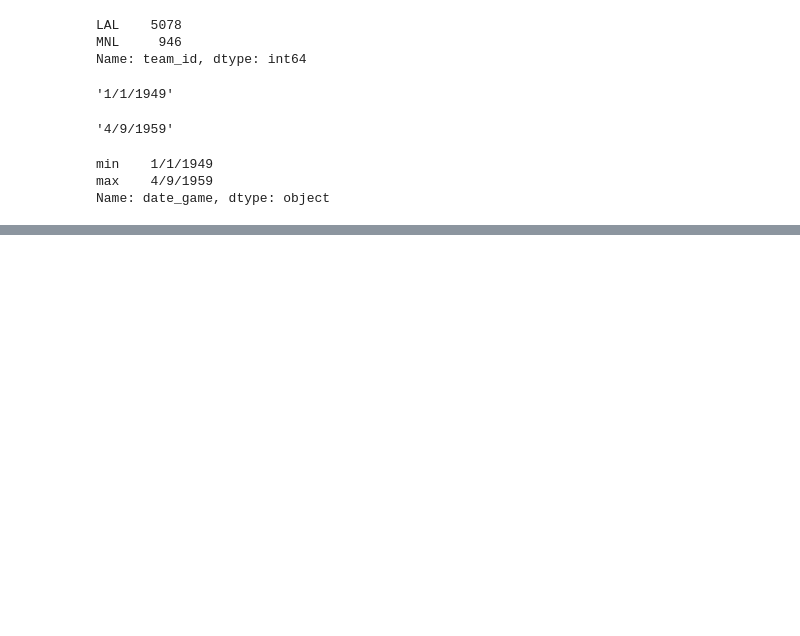
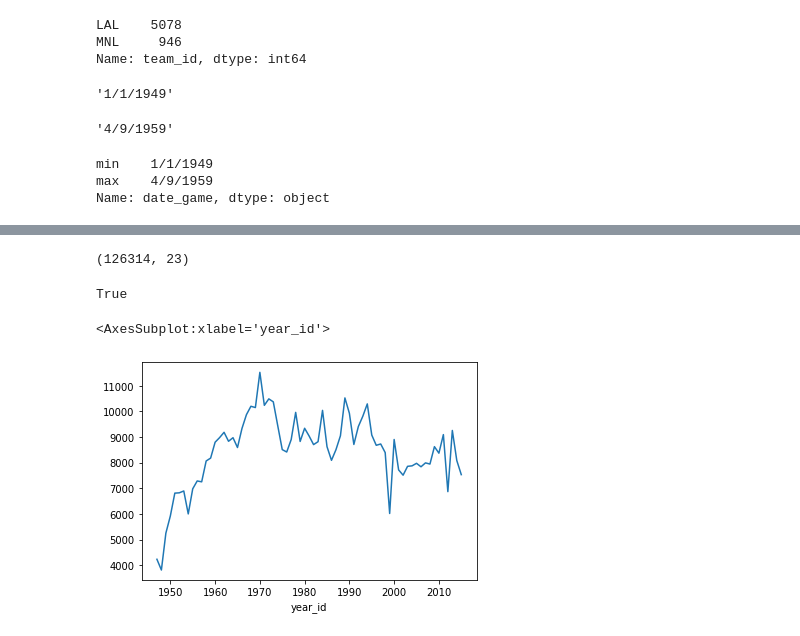
Before and after one commit to catarinaacsilva/kdd, a Jupyter notebook: exploreDataset/Untitled.ipynb, the cells around one changed output, grey strips where cells are left out. Saved outputs shown, nothing was run; the diff lists cells and outputs as text; code cells hidden in the pictures; blank space fills up the shorter version.

```diff
--- a/exploreDataset/Untitled.ipynb
+++ b/exploreDataset/Untitled.ipynb
@@ -124,0 +181,9 @@ Name: date_game, dtype: object
+# %%
+df.shape
+# %% [output]
+(126314, 23)
+# %%
+#Inconsistent values
+df[(df["pts"] > df["opp_pts"]) & (df["game_result"] != 'W')].empty
+# %% [output]
+True
@@ -124,0 +193,5 @@ Name: date_game, dtype: object
+# %%
+df[df["fran_id"] == "Knicks"].groupby("year_id")["pts"].sum().plot()
+# %% [output]
+<AxesSubplot:xlabel='year_id'>
+[figure, added]
```
Also changed, not shown: parts of 7 cells of this notebook.
